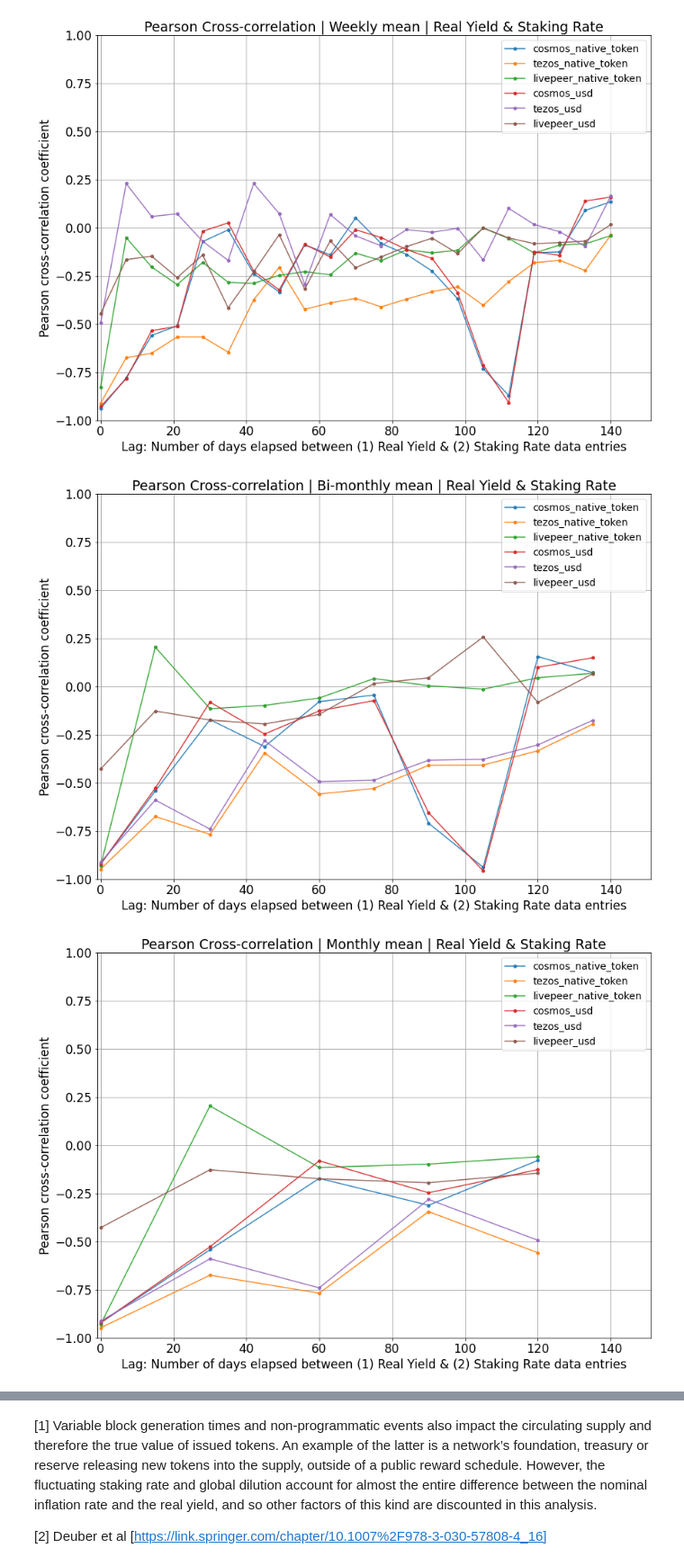
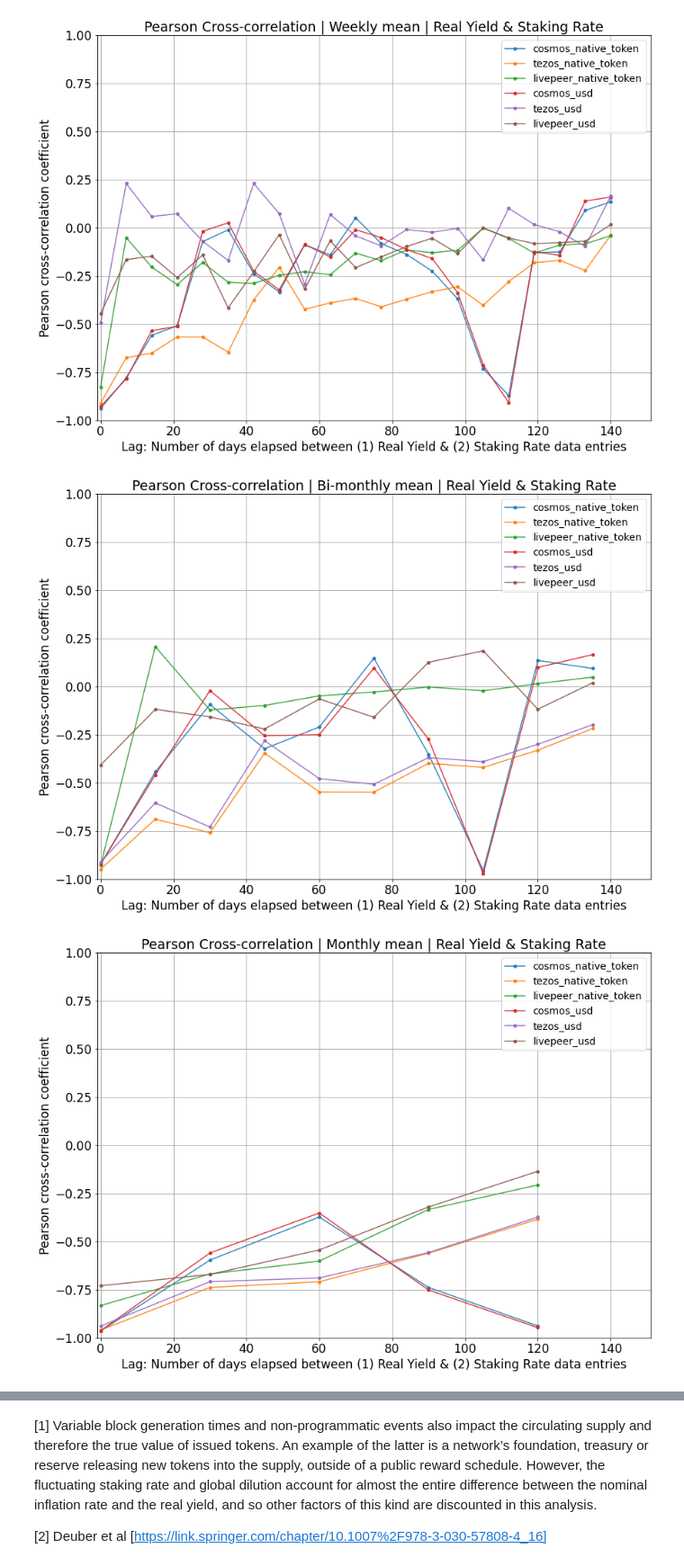
Before and after one commit to threshold-network/economic-research, a Jupyter notebook: Subsidization_Participation_Bivariate_Analysis.ipynb, the cells around one changed output, grey strips where cells are left out. Shown at 90% size. Cells and saved outputs as stored; diff of their text form; code cells hidden in the pictures.

```diff
--- a/Subsidization_Participation_Bivariate_Analysis.ipynb
+++ b/Subsidization_Participation_Bivariate_Analysis.ipynb
@@ -173,6 +210,7 @@ SRnetworks['livepeer'] = pd.read_csv(r'livepeer.csv')
 
 SR_corr = {}
 SR_corrUSD = {}
+f = 52 #weekly
 for net in SRnetworks:
     SRnetworks[net] = SRnetworks[net].dropna()
     SRnetworks[net]['dateTime'] = pd.to_datetime(SRnetworks[net]['timestamp'], unit='s')
@@ -182,8 +220,8 @@ for net in SRnetworks:
     detrend(SRnetworks[net])
     dif(SRnetworks[net])
     SRnetworks[net] = SRnetworks[net].resample('W').mean()
-    SR_corr[net] = lag_Pcorr(SRnetworks[net], 0, int(150/7), 'adjustedReward', 'total_staked', int(365/52))
-    SR_corrUSD[net] = lag_Pcorr(SRnetworks[net], 0, int(150/7), 'aRUSD', 'total_staked', )
+    SR_corr[net] = lag_Pcorr(SRnetworks[net], 0, int(150/(int(365/f))), 'adjustedReward', 'total_staked', int(365/f))
+    SR_corrUSD[net] = lag_Pcorr(SRnetworks[net], 0, int(150/(int(365/f))), 'aRUSD', 'total_staked',int(365/f))
 
 for net in SR_corr:
     plt.plot(*zip(*sorted(SR_corr[net].items())), label = net+'_native_token', alpha=0.9, marker = 'o', ms =4)
@@ -207,6 +245,7 @@ SRnetworks['livepeer'] = pd.read_csv(r'livepeer.csv')
 
 SR_corr = {}
 SR_corrUSD = {}
+f = 24 #bi-monthly
 for net in SRnetworks:
     SRnetworks[net] = SRnetworks[net].dropna()
     SRnetworks[net]['dateTime'] = pd.to_datetime(SRnetworks[net]['timestamp'], unit='s')
@@ -215,9 +254,9 @@ for net in SRnetworks:
     ipl(SRnetworks[net])
     detrend(SRnetworks[net])
     dif(SRnetworks[net])
-    SRnetworks[net] = SRnetworks[net].resample('SMS').mean()
-    SR_corr[net] = lag_Pcorr(SRnetworks[net], 0, int(150/(int(365/24))), 'adjustedReward', 'total_staked', int(365/24))
-    SR_corrUSD[net] = lag_Pcorr(SRnetworks[net], 0, int(150/int(365/24)), 'aRUSD', 'total_staked', int(365/24))
+    SRnetworks[net] = SRnetworks[net].resample('SM').mean()
+    SR_corr[net] = lag_Pcorr(SRnetworks[net], 0, int(150/(int(365/f))), 'adjustedReward', 'total_staked', int(365/f))
+    SR_corrUSD[net] = lag_Pcorr(SRnetworks[net], 0, int(150/int(365/f)), 'aRUSD', 'total_staked', int(365/f))
 
 for net in SR_corr:
     plt.plot(*zip(*sorted(SR_corr[net].items())), label = net+'_native_token', alpha=0.9, marker = 'o', ms =4)
@@ -232,38 +271,39 @@ plt.legend(loc=0, fontsize=14)
 plt.axis([-1, 151, -1,1])
 plt.grid(b=True, which='major', color='#999999', linestyle='-')
 # %% [output]
-[figure, old version]
+[figure, new version]
 # %%
 SRnetworks = {}
 SRnetworks['cosmos'] = pd.read_csv(r'cosmos.csv')
 SRnetworks['tezos'] = pd.read_csv(r'tezos.csv')
 SRnetworks['livepeer'] = pd.read_csv(r'livepeer.csv')
 
 SR_corr = {}
 SR_corrUSD = {}
+f = 12 #monthly
 for net in SRnetworks:
     SRnetworks[net] = SRnetworks[net].dropna()
     SRnetworks[net]['dateTime'] = pd.to_datetime(SRnetworks[net]['timestamp'], unit='s')
     SRnetworks[net] = SRnetworks[net].set_index('dateTime')
     SRnetworks[net]['aRUSD'] = SRnetworks[net]['adjustedReward'] * SRnetworks[net]['priceUsd']
     ipl(SRnetworks[net])
     detrend(SRnetworks[net])
     dif(SRnetworks[net])
-    SRnetworks[net] = SRnetworks[net].resample('SMS').mean()
-    SR_corr[net] = lag_Pcorr(SRnetworks[net], 0, int(150/(int(365/12))), 'adjustedReward', 'total_staked', int(365/12))
-    SR_corrUSD[net] = lag_Pcorr(SRnetworks[net], 0, int(150/int(365/12)), 'aRUSD', 'total_staked', int(365/12))
+    SRnetworks[net] = SRnetworks[net].resample('m').mean()
+    SR_corr[net] = lag_Pcorr(SRnetworks[net], 0, int(150/(int(365/f))), 'adjustedReward', 'total_staked', int(365/f))
+    SR_corrUSD[net] = lag_Pcorr(SRnetworks[net], 0, int(150/int(365/f)), 'aRUSD', 'total_staked', int(365/f))
 
 for net in SR_corr:
     plt.plot(*zip(*sorted(SR_corr[net].items())), label = net+'_native_token', alpha=0.9, marker = 'o', ms =4)
 for net in SR_corrUSD:
     plt.plot(*zip(*sorted(SR_corrUSD[net].items())), label = net+'_usd', alpha=0.9, marker = 'o', ms =4)
 plt.title('Pearson Cross-correlation | Monthly mean | Real Yield & Staking Rate', fontsize=19)
 plt.xlabel('Lag: Number of days elapsed between (1) Real Yield & (2) Staking Rate data entries', fontsize=17)
 plt.ylabel('Pearson cross-correlation coefficient', fontsize=17)
 plt.xticks(fontsize=17)
 plt.yticks(fontsize=17)
 plt.legend(loc=0, fontsize=14)
 plt.axis([-1, 151, -1,1])
 plt.grid(b=True, which='major', color='#999999', linestyle='-')
 # %% [output]
-[figure, old version]
+[figure, new version]
```
Also changed, not shown: parts of 11 cells of this notebook.
